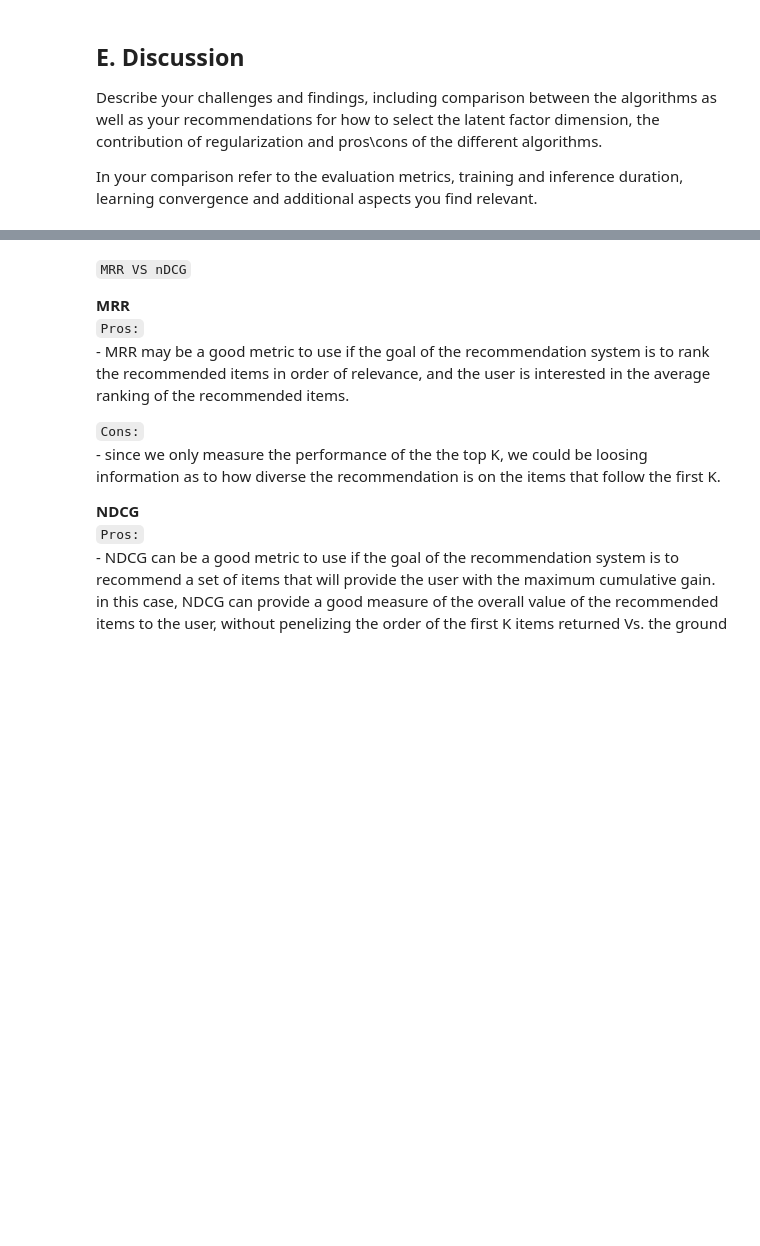
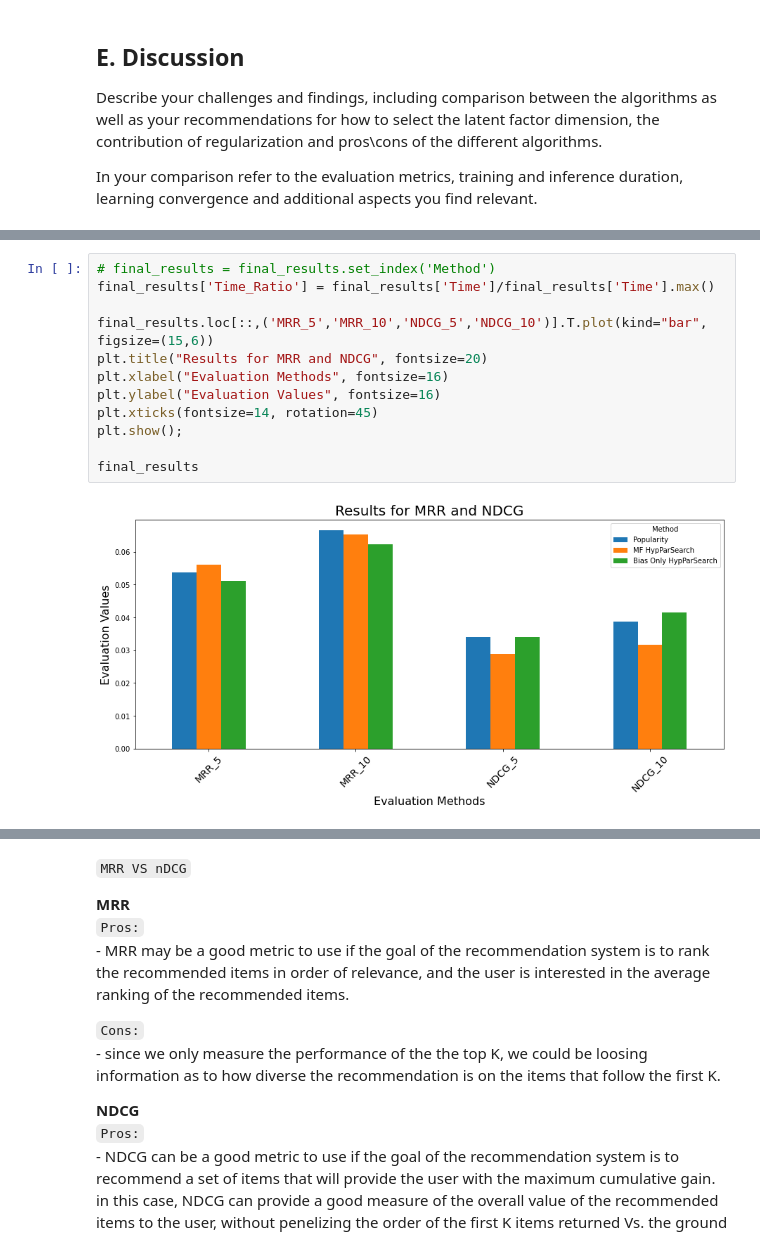
Before and after one commit to tsalex1992/Recommendation-Systems, a Jupyter notebook: HW1/Assignment1.ipynb, the cells around one changed output, grey strips where cells are left out. Drawn from its saved outputs; the diff is of its cells as text; blank space fills up the shorter version.

```diff
--- a/HW1/Assignment1.ipynb
+++ b/HW1/Assignment1.ipynb
@@ -1145,0 +1180,14 @@ Our main challenge in this implementation was the performance and time it takes
+# %%
+# final_results = final_results.set_index('Method')
+final_results['Time_Ratio'] = final_results['Time']/final_results['Time'].max()
+
+final_results.loc[::,('MRR_5','MRR_10','NDCG_5','NDCG_10')].T.plot(kind="bar", figsize=(15,6))
+plt.title("Results for MRR and NDCG", fontsize=20)
+plt.xlabel("Evaluation Methods", fontsize=16)
+plt.ylabel("Evaluation Values", fontsize=16)
+plt.xticks(fontsize=14, rotation=45)
+plt.show();
+
+final_results
+# %% [output]
+[figure, added]
```
Also changed, not shown: parts of 22 cells of this notebook.
